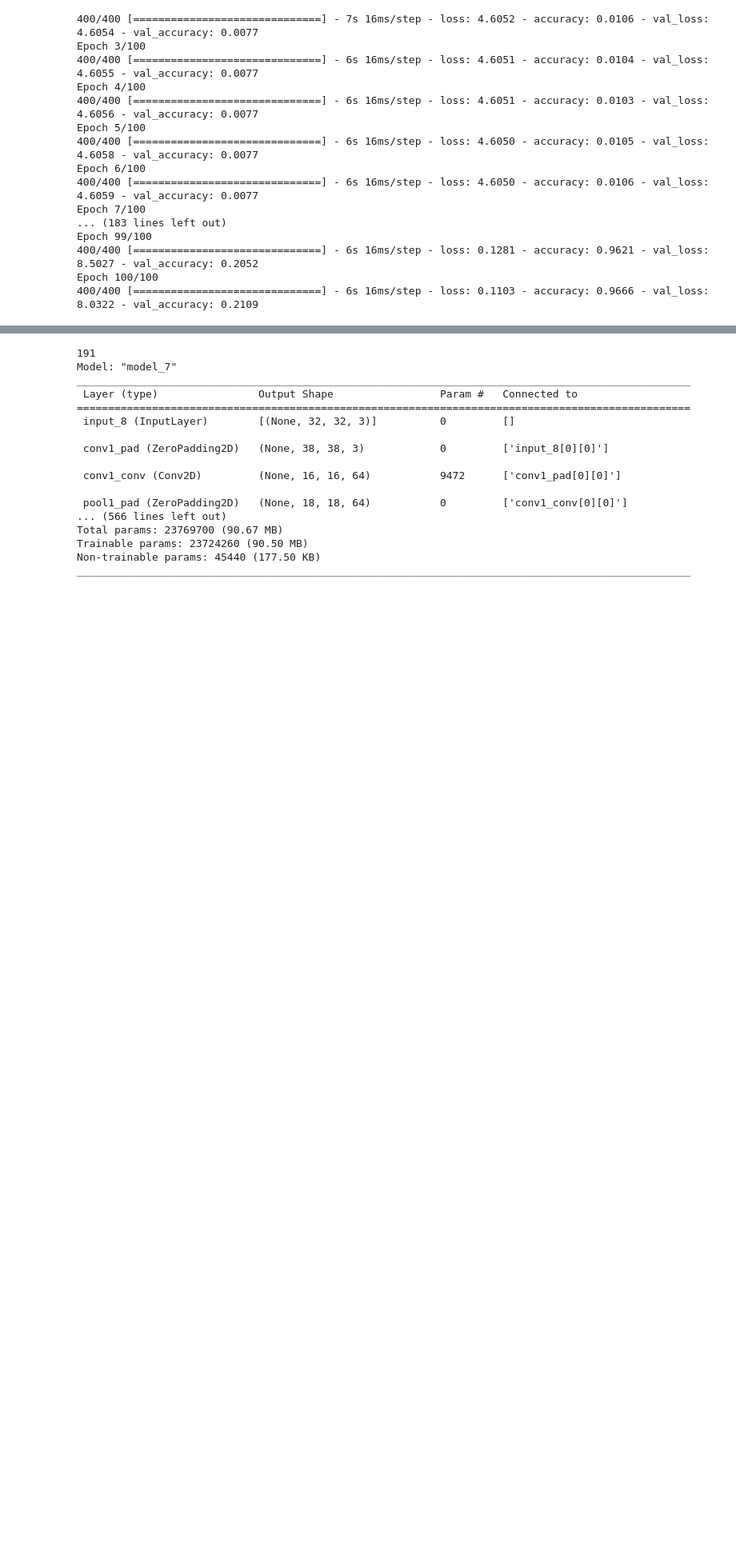
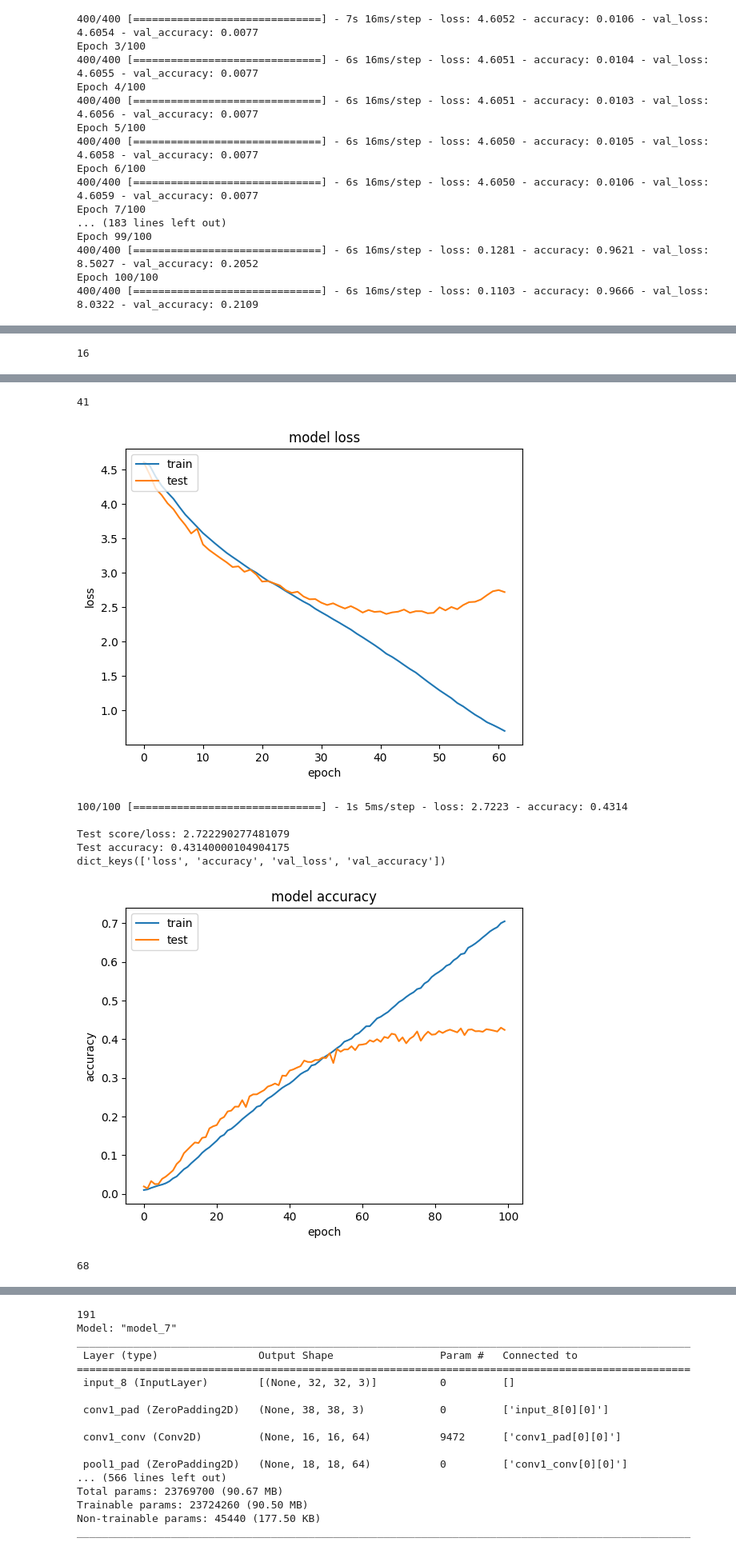
Before and after one commit to egorchern/cognitiveLab, a Jupyter notebook: COMP34212_Lab2b_Keras_CNN_CIFAR_2023.ipynb, the cells around one changed output, grey strips where cells are left out. Shown at 80% size. Cells and saved outputs as stored; diff of their text form; code cells hidden in the pictures; blank space fills up the shorter version.

```diff
--- a/COMP34212_Lab2b_Keras_CNN_CIFAR_2023.ipynb
+++ b/COMP34212_Lab2b_Keras_CNN_CIFAR_2023.ipynb
@@ -133,7 +165,7 @@ _________________________________________________________________
 
 This line of code trains the model, saving the results in the history variable.
 # %%
-es = tf.keras.callbacks.EarlyStopping(verbose=1, patience=35, start_from_epoch=10, restore_best_weights=True)
+es = tf.keras.callbacks.EarlyStopping(verbose=1, patience=25, start_from_epoch=10, restore_best_weights=True)
 # %%
 # training/fitting of the DNN model
 # train_datagen = tf.keras.preprocessing.image.ImageDataGenerator(preprocessing_function=tf.keras.applications.vgg16.preprocess_input)
@@ -944,28 +285,0 @@ dict_keys(['loss', 'accuracy', 'val_loss', 'val_accuracy'])
-# %%
-model = tf.keras.saving.load_model("alexNet_def.keras")
-history = np.load("alexNet_def_history.npy", allow_pickle='TRUE').item()
-score = model.evaluate(input_X_test, output_Y_test, batch_size=BATCH_SIZE, verbose=VERBOSE)
-print("\nTest score/loss:", score[0])
-print('Test accuracy:', score[1])
-
-# list all data in history
-print(history.keys())
-
-# summarize history for accuracy
-#plt.plot(mo)
-plt.plot(history['accuracy'])
-plt.plot(history['val_accuracy'])
-plt.title('model accuracy')
-plt.ylabel('accuracy')
-plt.xlabel('epoch')
-plt.legend(['train', 'test'], loc='upper left')
-plt.show()
-
-# summarize history for loss
-plt.plot(history['loss'])
-plt.plot(history['val_loss'])
-plt.title('model loss')
-plt.ylabel('loss')
-plt.xlabel('epoch')
-plt.legend(['train', 'test'], loc='upper left')
-plt.show()
@@ -979,0 +297,11 @@ dict_keys(['loss', 'accuracy', 'val_loss', 'val_accuracy'])
+# %%
+
+for i in range(0, len(dropoutRates)):
+    p = dropoutRates[i]
+    model = createNewAlexNet(p)
+    model.summary()
+    model.compile(loss='categorical_crossentropy', optimizer=tf.keras.optimizers.SGD(), metrics=['accuracy'])
+
+    history = model.fit(np.array(input_X_train), np.array(output_Y_train), batch_size=BATCH_SIZE, epochs=N_EPOCH, validation_split=VALIDATION_SPLIT, verbose=VERBOSE, callbacks=[es])
+    model.save(f"alexNet_dropout_{p}.keras")
+    np.save(f"alexNet_dropout_{p}_history.npy", history.history)
@@ -979,0 +327,5 @@ dict_keys(['loss', 'accuracy', 'val_loss', 'val_accuracy'])
+# %%
+for i in range(0, len(dropoutRates)):
+    p = dropoutRates[i]
+    showModelStats(f"alexNet_dropout_{p}.keras", f"alexNet_dropout_{p}_history.npy")
+# %% [output]
@@ -979,0 +338 @@ dict_keys(['loss', 'accuracy', 'val_loss', 'val_accuracy'])
+16
@@ -979,0 +346,9 @@ dict_keys(['loss', 'accuracy', 'val_loss', 'val_accuracy'])
+41
+[figure, added]
+100/100 [==============================] - 1s 5ms/step - loss: 2.7223 - accuracy: 0.4314
+
+Test score/loss: 2.722290277481079
+Test accuracy: 0.43140000104904175
+dict_keys(['loss', 'accuracy', 'val_loss', 'val_accuracy'])
+[figure, added]
+68
```
Also changed, not shown: parts of 40 cells of this notebook.
